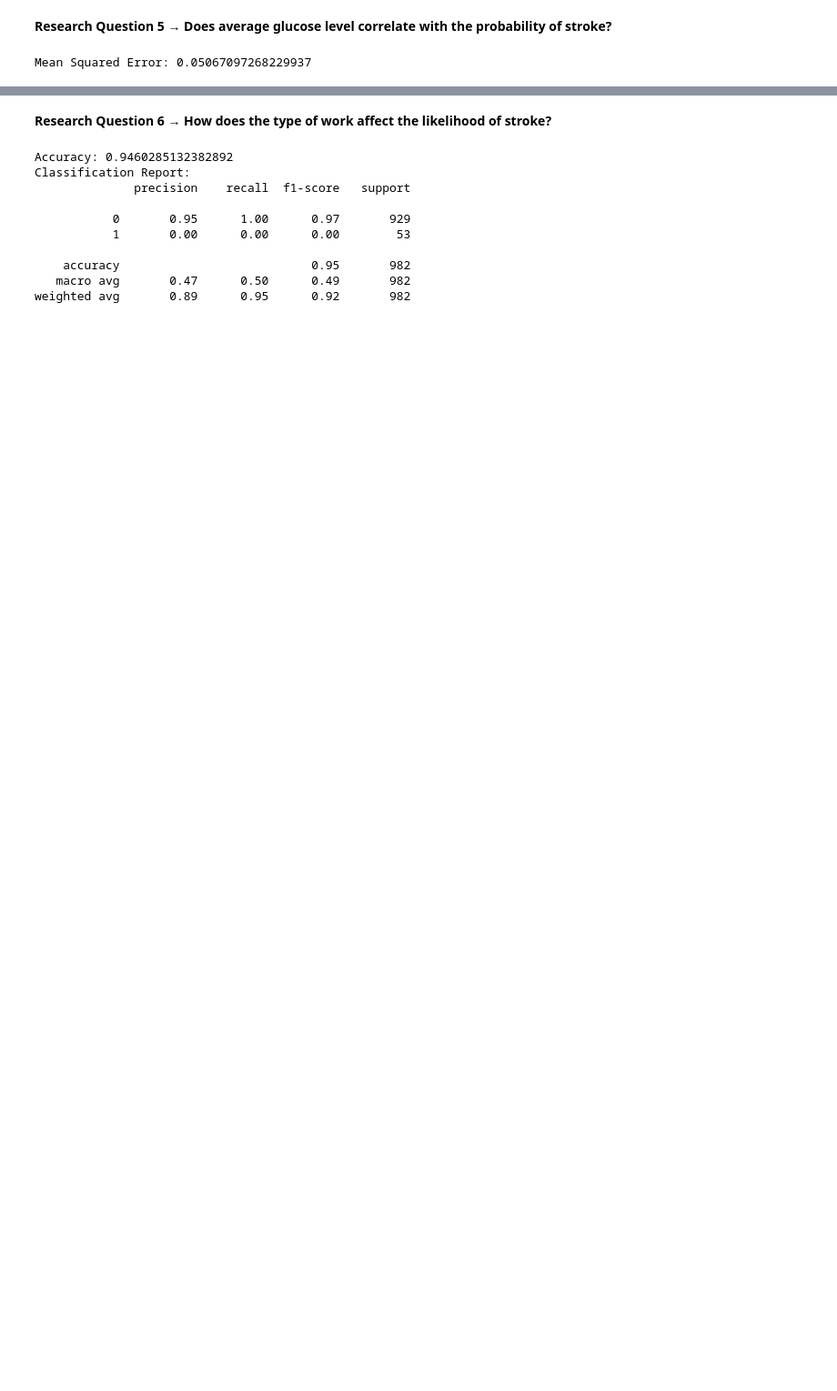
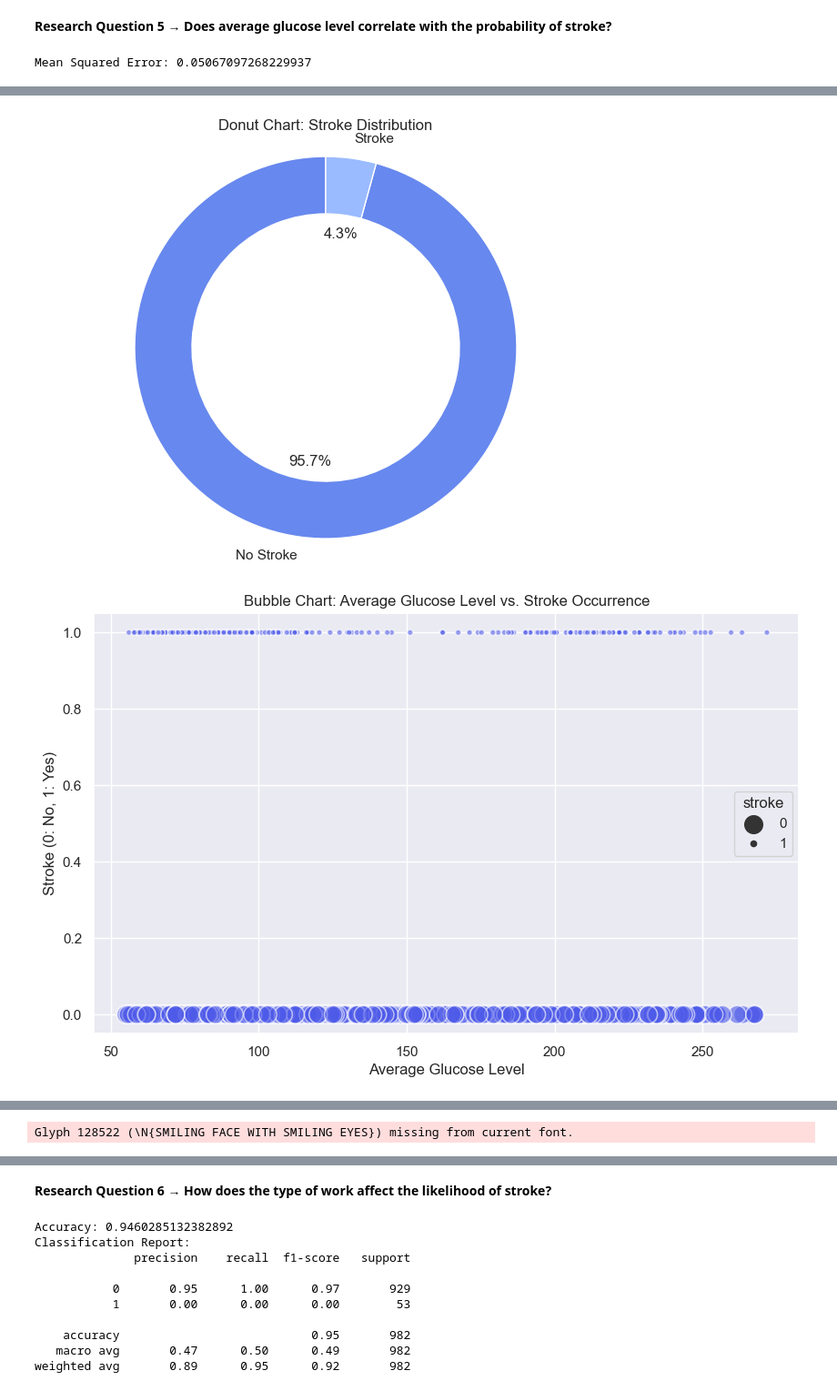
Before and after one commit to zen-0wl/XAl-on-healthcare-diagnostics, a Jupyter notebook: feature-selection.ipynb, the cells around one changed output, grey strips where cells are left out. Shown at 91% size. Drawn from its saved outputs; the diff is of its cells as text; code cells hidden in the pictures; blank space fills up the shorter version.

```diff
--- a/feature-selection.ipynb
+++ b/feature-selection.ipynb
@@ -578,0 +541,62 @@ plt.show()
+# %%
+# Donut chart for average glucose level
+plt.figure(figsize=(8, 6))
+df_glucose_count = df.groupby(['stroke']).size().reset_index(name='count')
+plt.pie(df_glucose_count['count'], labels=['No Stroke', 'Stroke'], autopct='%1.1f%%', startangle=90, colors=sns.color_palette('coolwarm'), wedgeprops=dict(width=0.3))
+plt.title('Donut Chart: Stroke Distribution')
+plt.axis('equal')
+plt.show()
+
+# Bubble Chart
+plt.figure(figsize=(10, 6))
+sns.scatterplot(data=df, x='avg_glucose_level', y='stroke', size='stroke', sizes=(20, 200), alpha=0.6)
+plt.title('Bubble Chart: Average Glucose Level vs. Stroke Occurrence')
+plt.xlabel('Average Glucose Level')
+plt.ylabel('Stroke (0: No, 1: Yes)')
+plt.show()
+
+# Violin Plot
+plt.figure(figsize=(10, 6))
+sns.violinplot(data=df, x='stroke', y='avg_glucose_level', inner='quartile')
+plt.title('Violin Plot: Average Glucose Level vs. Stroke Occurrence')
+plt.xlabel('Stroke (0: No, 1: Yes)')
+plt.ylabel('Average Glucose Level')
+plt.show()
+
+stroke_counts = df.groupby('avg_glucose_level')['stroke'].sum()
+
+# Tape diagram
+plt.figure(figsize=(10, 6))
+plt.barh(stroke_counts.index, stroke_counts, color='skyblue')
+plt.title('Tape Diagram: Average Glucose Level vs. Stroke Occurrence')
+plt.xlabel('Stroke Count')
+plt.ylabel('Average Glucose Level')
+plt.grid(axis='x', linestyle='--', alpha=0.7)
+plt.show()
+
+# pictograph
+symbol = '😊'
+
+plt.figure(figsize=(10, 6))
+for level, count in stroke_counts.items():
+    plt.text(count, level, symbol, fontsize=count*10, ha='center', va='center')
+
+plt.title('Pictograph: Average Glucose Level vs. Stroke Occurrence')
+plt.xlabel('Stroke Count')
+plt.ylabel('Average Glucose Level')
+plt.grid(True, axis='x', linestyle='--', alpha=0.7)
+plt.xlim(0, stroke_counts.max() * 1.1)
+plt.ylim(0, stroke_counts.index.max() * 1.1)
+plt.gca().invert_yaxis()  # Invert y-axis to align with typical axis direction
+plt.show()
+
+# box and whisker plot
+plt.figure(figsize=(10, 6))
+sns.boxplot(x='stroke', y='bmi', data=df)
+plt.title('Box Plot: BMI Distribution by Stroke Occurrence')
+plt.xlabel('Stroke (0: No, 1: Yes)')
+plt.ylabel('BMI')
+plt.show()
+# %% [output]
+[figure, added]
+[figure, added]
@@ -578,0 +605 @@ plt.show()
+Glyph 128522 (\N{SMILING FACE WITH SMILING EYES}) missing from current font.
```
Also changed, not shown: parts of 2 cells of this notebook.
